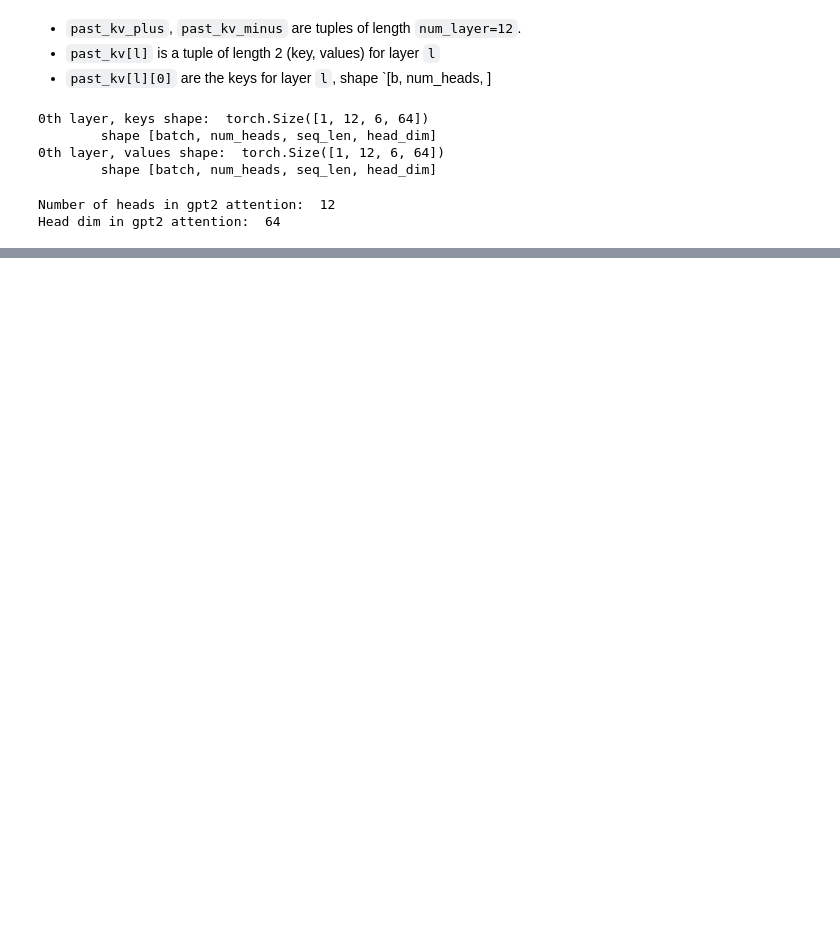
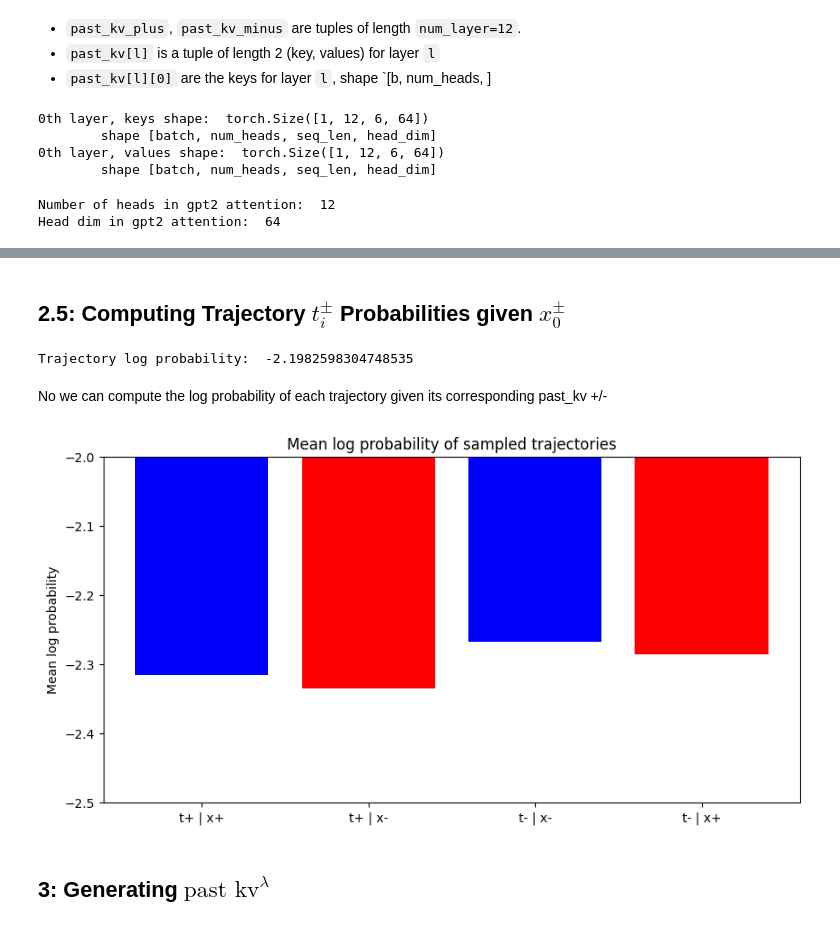
Before and after one commit to amanb2000/Emo_LLM, a Jupyter notebook: notebooks/Nudge_Trajectory_via_Activations.ipynb, the cells around one changed output, grey strips where cells are left out. Drawn from its saved outputs; the diff is of its cells as text; code cells hidden in the pictures; blank space fills up the shorter version.

Commit message:
Implement activation merging demo of interpolating between trajectories

```diff
--- a/notebooks/Nudge_Trajectory_via_Activations.ipynb
+++ b/notebooks/Nudge_Trajectory_via_Activations.ipynb
@@ -86,0 +122,9 @@ Head dim in gpt2 attention:  64
+# %%
+# test the sample trajectory function
+prompt = " did"
+prompt_ids = tokenizer.encode(prompt, return_tensors='pt').to('cuda')
+
+# t_plus_str is a string, t_plus_ids is a tensor of shape [1, traj_len], including the extra `prompt`
+t_plus_str, t_plus_ids = sample_trajectory(model, tokenizer, past_kv_plus, prompt_ids, max_length)
+print("[Trajectory plus: ]", t_plus_str)
+print("\nNumber of tokens in trajectory: ", t_plus_ids.shape)
@@ -86,0 +156,19 @@ Head dim in gpt2 attention:  64
+# %%
+t_plus_lens = [t['ids'].shape[1] for t in trajectories_plus]
+t_minus_lens = [t['ids'].shape[1] for t in trajectories_minus]
+
+print(t_plus_lens)
+print(t_minus_lens)
+
+# keep only those trajectories that are = max_length
+trajectories_plus = [t for t in trajectories_plus if t['ids'].shape[1] == max_length]
+trajectories_minus = [t for t in trajectories_minus if t['ids'].shape[1] == max_length]
+
+# ensure both are of the same length
+if len(trajectories_plus) > len(trajectories_minus):
+    trajectories_plus = trajectories_plus[:len(trajectories_minus)]
+else:
+    trajectories_minus = trajectories_minus[:len(trajectories_plus)]
+
+print("\nt_plus length: ", len(trajectories_plus))
+print("t_minus length: ", len(trajectories_minus))
@@ -86,0 +193,2 @@ Head dim in gpt2 attention:  64
+# %% [markdown]
+## 2.5: Computing Trajectory $t_i^\pm$ Probabilities given $x_0^\pm$
@@ -86,0 +212,9 @@ Head dim in gpt2 attention:  64
+# %%
+# test get_traj_prob function
+traj_prob = get_traj_prob(trajectories_minus[0]['ids'], past_kv_plus, model)
+print("Trajectory log probability: ", traj_prob)
+# %% [output]
+Trajectory log probability:  -2.1982598304748535
+# %% [markdown]
+No we can compute the log probability of each trajectory given its corresponding
+past_kv +/-
@@ -86,0 +240,20 @@ Head dim in gpt2 attention:  64
+# %%
+mean_log_prob_plus = np.mean([t['log_prob'] for t in trajectories_plus])
+mean_log_prob_minus = np.mean([t['log_prob'] for t in trajectories_minus])
+
+mean_log_prob_plus_given_other = np.mean([t['log_prob_given_other'] for t in trajectories_plus])
+mean_log_prob_minus_given_other = np.mean([t['log_prob_given_other'] for t in trajectories_minus])
+
+# bar chart
+plt.figure(figsize=(10, 5))
+plt.bar(['t+ | x+', 't+ | x-', 't- | x-', 't- | x+'], [mean_log_prob_plus, mean_log_prob_plus_given_other, mean_log_prob_minus, mean_log_prob_minus_given_other], color=['blue', 'red', 'blue', 'red'])
+# colors
+# adjust y axis range
+plt.ylim([-2.5, -2.0])
+plt.ylabel('Mean log probability')
+plt.title('Mean log probability of sampled trajectories')
+plt.show()
+# %% [output]
+[figure, added]
+# %% [markdown]
+## 3: Generating $\text{past kv}^\lambda$
```
Also changed, not shown: parts of 25 cells of this notebook.
